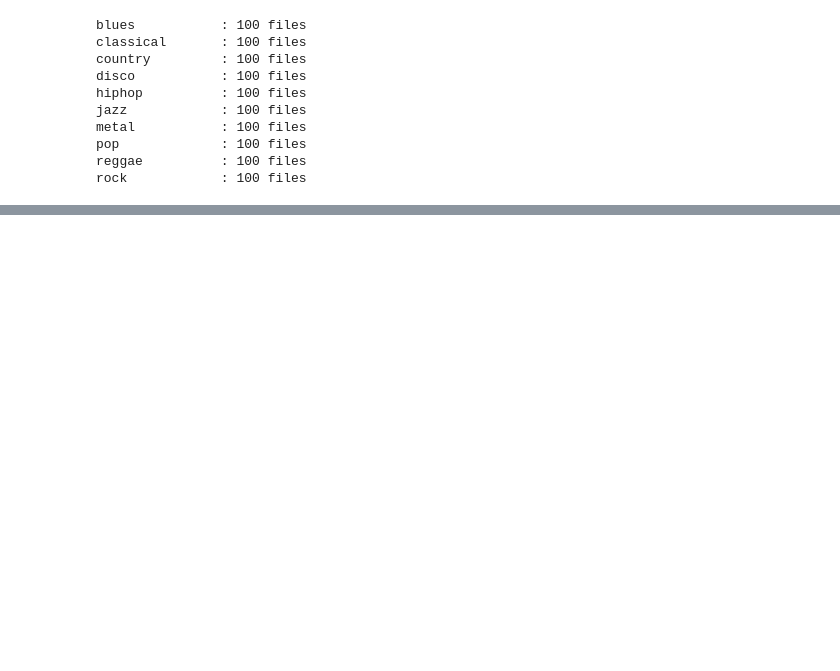
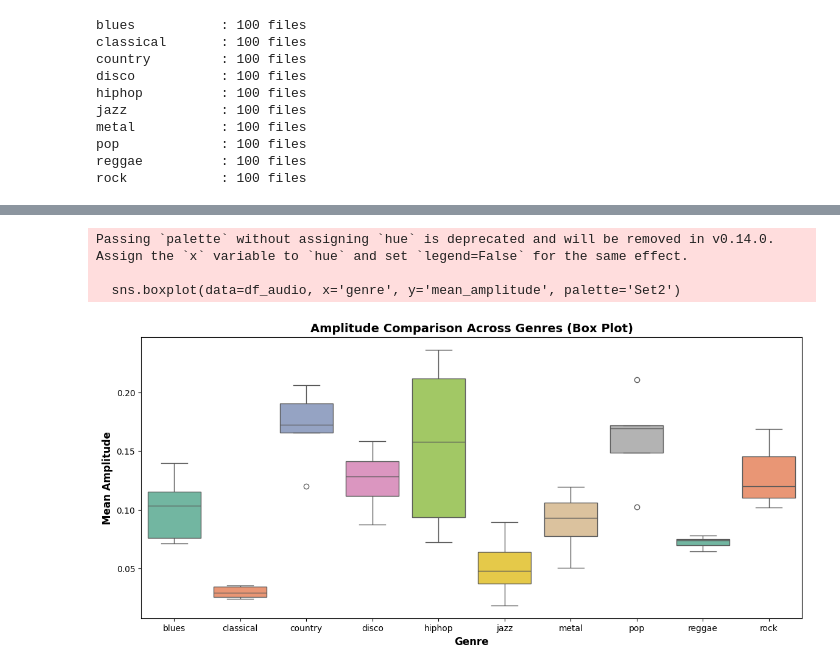
Before and after one commit to plan28-06/Music_Genre_Classification, a Jupyter notebook: notebooks/data_exploration.ipynb, the cells around one changed output, grey strips where cells are left out. Drawn from its saved outputs; the diff is of its cells as text; code cells hidden in the pictures; blank space fills up the shorter version.

```diff
--- a/notebooks/data_exploration.ipynb
+++ b/notebooks/data_exploration.ipynb
@@ -38,0 +94,14 @@ rock            : 100 files
+# %%
+plt.figure(figsize=(14, 6))
+
+sns.boxplot(data=df_audio, x='genre', y='mean_amplitude', palette='Set2')
+
+plt.xlabel('Genre', fontsize=12, fontweight='bold')
+plt.ylabel('Mean Amplitude', fontsize=12, fontweight='bold')
+plt.title('Amplitude Comparison Across Genres (Box Plot)', fontsize=14, fontweight='bold')
+plt.savefig("../results/plots/amplitude_boxplot.png", dpi=300)
+# %% [output]
+Passing `palette` without assigning `hue` is deprecated and will be removed in v0.14.0. Assign the `x` variable to `hue` and set `legend=False` for the same effect.
+
+  sns.boxplot(data=df_audio, x='genre', y='mean_amplitude', palette='Set2')
+[figure, added]
```
Also changed, not shown: parts of 4 cells of this notebook, 12 other files.
